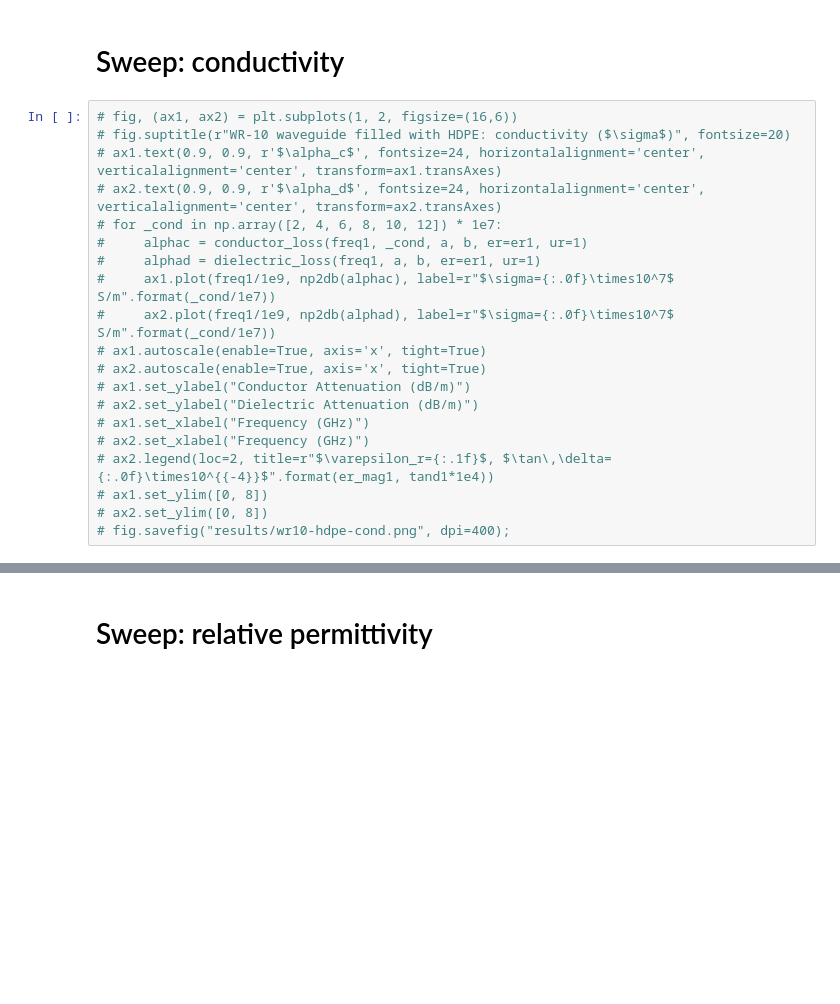
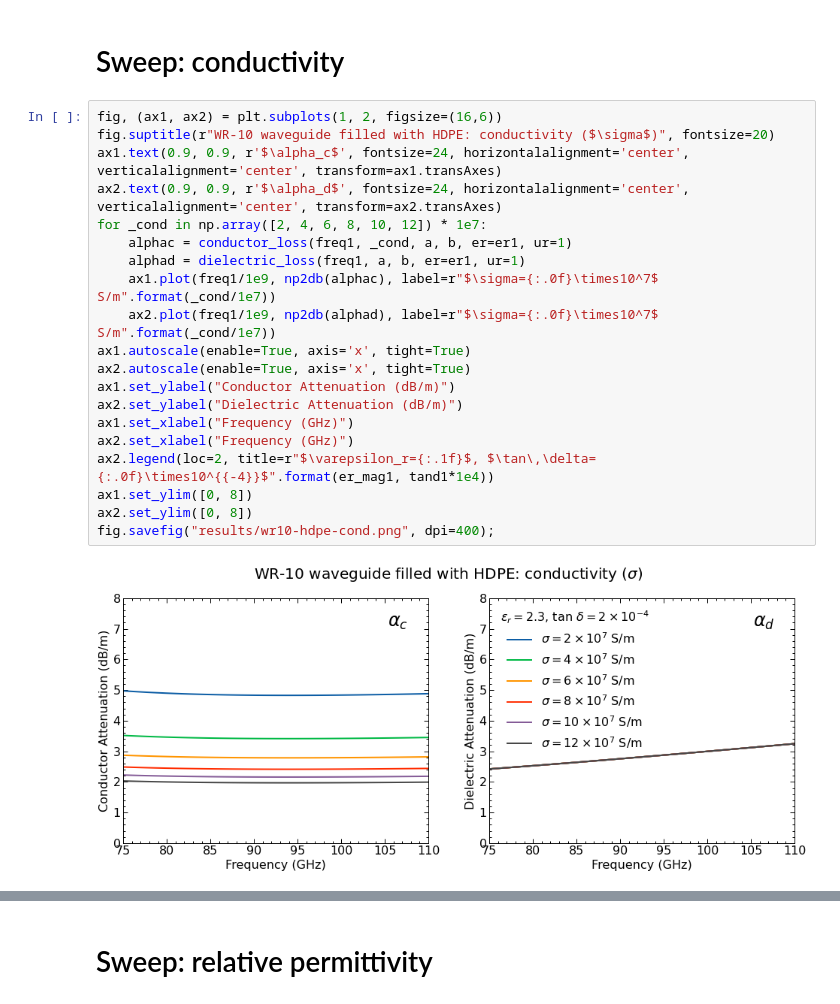
Before and after one commit to garrettj403/Waveguide, a Jupyter notebook: examples/wr10-waveguide-attenuation.ipynb, the cells around one changed output, grey strips where cells are left out. Drawn from its saved outputs; the diff is of its cells as text; blank space fills up the shorter version.

```diff
--- a/examples/wr10-waveguide-attenuation.ipynb
+++ b/examples/wr10-waveguide-attenuation.ipynb
@@ -38,23 +36,25 @@ freq2 = np.linspace(75, 110, 101) * 1e9
 # %% [markdown]
 # Sweep: conductivity
 # %%
-# fig, (ax1, ax2) = plt.subplots(1, 2, figsize=(16,6))
-# fig.suptitle(r"WR-10 waveguide filled with HDPE: conductivity ($\sigma$)", fontsize=20)
-# ax1.text(0.9, 0.9, r'$\alpha_c$', fontsize=24, horizontalalignment='center', verticalalignment='center', transform=ax1.transAxes)
-# ax2.text(0.9, 0.9, r'$\alpha_d$', fontsize=24, horizontalalignment='center', verticalalignment='center', transform=ax2.transAxes)
-# for _cond in np.array([2, 4, 6, 8, 10, 12]) * 1e7:
-#     alphac = conductor_loss(freq1, _cond, a, b, er=er1, ur=1)
-#     alphad = dielectric_loss(freq1, a, b, er=er1, ur=1)
-#     ax1.plot(freq1/1e9, np2db(alphac), label=r"$\sigma={:.0f}\times10^7$ S/m".format(_cond/1e7))
-#     ax2.plot(freq1/1e9, np2db(alphad), label=r"$\sigma={:.0f}\times10^7$ S/m".format(_cond/1e7))
-# ax1.autoscale(enable=True, axis='x', tight=True)
-# ax2.autoscale(enable=True, axis='x', tight=True)
-# ax1.set_ylabel("Conductor Attenuation (dB/m)")
-# ax2.set_ylabel("Dielectric Attenuation (dB/m)")
-# ax1.set_xlabel("Frequency (GHz)")
-# ax2.set_xlabel("Frequency (GHz)")
-# ax2.legend(loc=2, title=r"$\varepsilon_r={:.1f}$, $\tan\,\delta={:.0f}\times10^{{-4}}$".format(er_mag1, tand1*1e4))
-# ax1.set_ylim([0, 8])
-# ax2.set_ylim([0, 8])
-# fig.savefig("results/wr10-hdpe-cond.png", dpi=400);
+fig, (ax1, ax2) = plt.subplots(1, 2, figsize=(16,6))
+fig.suptitle(r"WR-10 waveguide filled with HDPE: conductivity ($\sigma$)", fontsize=20)
+ax1.text(0.9, 0.9, r'$\alpha_c$', fontsize=24, horizontalalignment='center', verticalalignment='center', transform=ax1.transAxes)
+ax2.text(0.9, 0.9, r'$\alpha_d$', fontsize=24, horizontalalignment='center', verticalalignment='center', transform=ax2.transAxes)
+for _cond in np.array([2, 4, 6, 8, 10, 12]) * 1e7:
+    alphac = conductor_loss(freq1, _cond, a, b, er=er1, ur=1)
+    alphad = dielectric_loss(freq1, a, b, er=er1, ur=1)
+    ax1.plot(freq1/1e9, np2db(alphac), label=r"$\sigma={:.0f}\times10^7$ S/m".format(_cond/1e7))
+    ax2.plot(freq1/1e9, np2db(alphad), label=r"$\sigma={:.0f}\times10^7$ S/m".format(_cond/1e7))
+ax1.autoscale(enable=True, axis='x', tight=True)
+ax2.autoscale(enable=True, axis='x', tight=True)
+ax1.set_ylabel("Conductor Attenuation (dB/m)")
+ax2.set_ylabel("Dielectric Attenuation (dB/m)")
+ax1.set_xlabel("Frequency (GHz)")
+ax2.set_xlabel("Frequency (GHz)")
+ax2.legend(loc=2, title=r"$\varepsilon_r={:.1f}$, $\tan\,\delta={:.0f}\times10^{{-4}}$".format(er_mag1, tand1*1e4))
+ax1.set_ylim([0, 8])
+ax2.set_ylim([0, 8])
+fig.savefig("results/wr10-hdpe-cond.png", dpi=400);
+# %% [output]
+[figure, added]
 # %%
```
Also changed, not shown: parts of 6 cells of this notebook, 21 other files.
